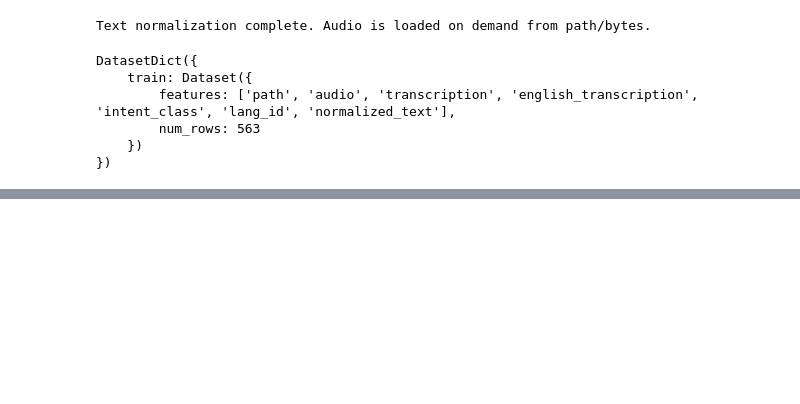
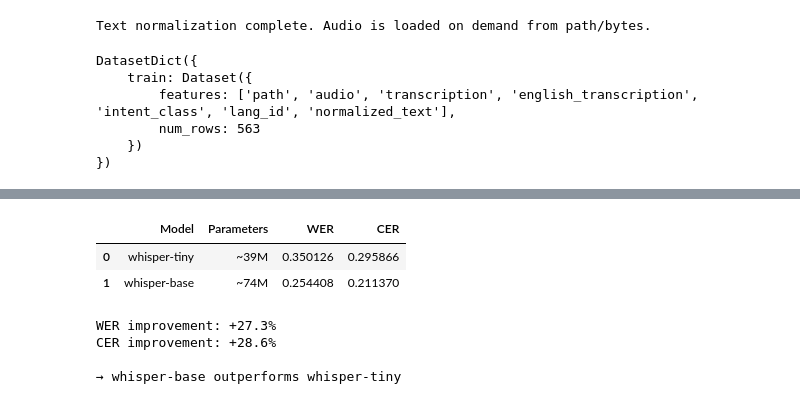
Before and after one commit to bonbonsiregar/indonesia-ai-nlpa-asr, a Jupyter notebook: output/jupyter-notebook/asr.ipynb, the cells around one changed output, grey strips where cells are left out. Drawn from its saved outputs; the diff is of its cells as text; code cells hidden in the pictures; blank space fills up the shorter version.

```diff
--- a/output/jupyter-notebook/asr.ipynb
+++ b/output/jupyter-notebook/asr.ipynb
@@ -367,0 +864,30 @@ CER: 0.4666666666666667
+# %%
+tiny_wer = final_wer
+tiny_cer = final_cer
+
+comparison = pd.DataFrame({
+    "Model": ["whisper-tiny", "whisper-base"],
+    "Parameters": ["~39M", "~74M"],
+    "WER": [tiny_wer, base_wer],
+    "CER": [tiny_cer, base_cer],
+})
+
+wer_delta = ((tiny_wer - base_wer) / tiny_wer) * 100
+cer_delta = ((tiny_cer - base_cer) / tiny_cer) * 100
+
+display(comparison)
+print(f"\nWER improvement: {wer_delta:+.1f}%")
+print(f"CER improvement: {cer_delta:+.1f}%")
+
+if base_wer < tiny_wer:
+    print("\n→ whisper-base outperforms whisper-tiny")
+else:
+    print("\n→ whisper-tiny outperforms whisper-base")
+# %% [output]
+|  | Model | Parameters | WER | CER |
+| 0 | whisper-tiny | ~39M | 0.350126 | 0.295866 |
+| 1 | whisper-base | ~74M | 0.254408 | 0.211370 |
+WER improvement: +27.3%
+CER improvement: +28.6%
+
+→ whisper-base outperforms whisper-tiny
```
Also changed, not shown: parts of 37 cells of this notebook, 1 other file.
